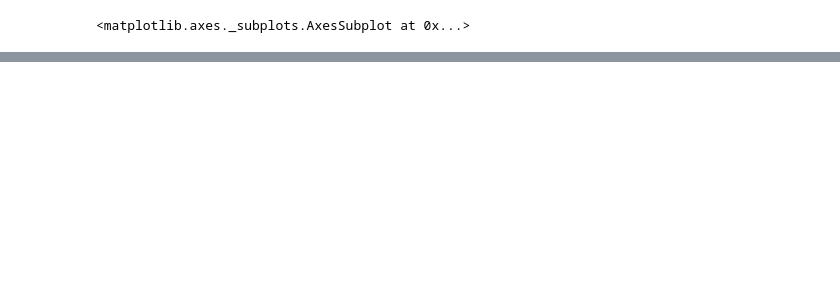
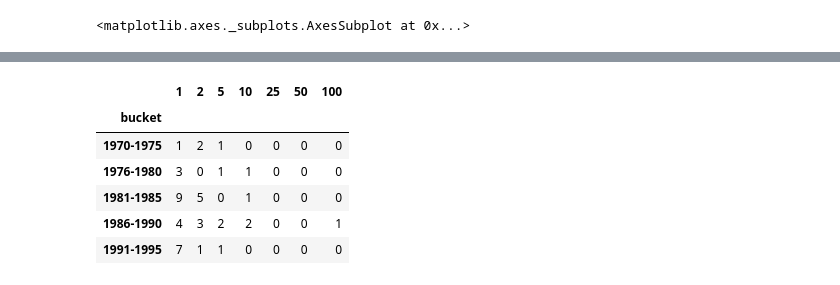
Before and after one commit to NORCatUofC/rain, a Jupyter notebook: n-year/notebooks/Frequency of N-Years.ipynb, the cells around one changed output, grey strips where cells are left out. Drawn from its saved outputs; the diff is of its cells as text; code cells hidden in the pictures; blank space fills up the shorter version.

```diff
--- a/n-year/notebooks/Frequency of N-Years.ipynb
+++ b/n-year/notebooks/Frequency of N-Years.ipynb
@@ -330,0 +341,34 @@ storms_by_year[1].cumsum().plot(kind='line')
+# %%
+storms_by_year['year'] = storms_by_year.index.values
+def find_bucket(year):
+    if year < 1976:
+        return "1970-1975"
+    elif year < 1981:
+        return '1976-1980'
+    elif year < 1986:
+        return '1981-1985'
+    elif year < 1991:
+        return '1986-1990'
+    elif year < 1996:
+        return '1991-1995'
+    elif year < 2001:
+        return '1996-2000'
+    elif year < 2006:
+        return '2001-2005'
+    elif year < 2011:
+        return '2006-2010'
+    else:
+        return '2011-2015'
+
+storms_by_year['bucket'] = storms_by_year['year'].apply(find_bucket)
+storms_by_year = storms_by_year.drop('year', 1)
+bucketed = storms_by_year.groupby('bucket').sum()
+bucketed.head()
+# %% [output]
+|  | 1 | 2 | 5 | 10 | 25 | 50 | 100 |
+| bucket |  |  |  |  |  |  |  |
+| 1970-1975 | 1 | 2 | 1 | 0 | 0 | 0 | 0 |
+| 1976-1980 | 3 | 0 | 1 | 1 | 0 | 0 | 0 |
+| 1981-1985 | 9 | 5 | 0 | 1 | 0 | 0 | 0 |
+| 1986-1990 | 4 | 3 | 2 | 2 | 0 | 0 | 1 |
+| 1991-1995 | 7 | 1 | 1 | 0 | 0 | 0 | 0 |
```
Also changed, not shown: parts of 4 cells of this notebook.
